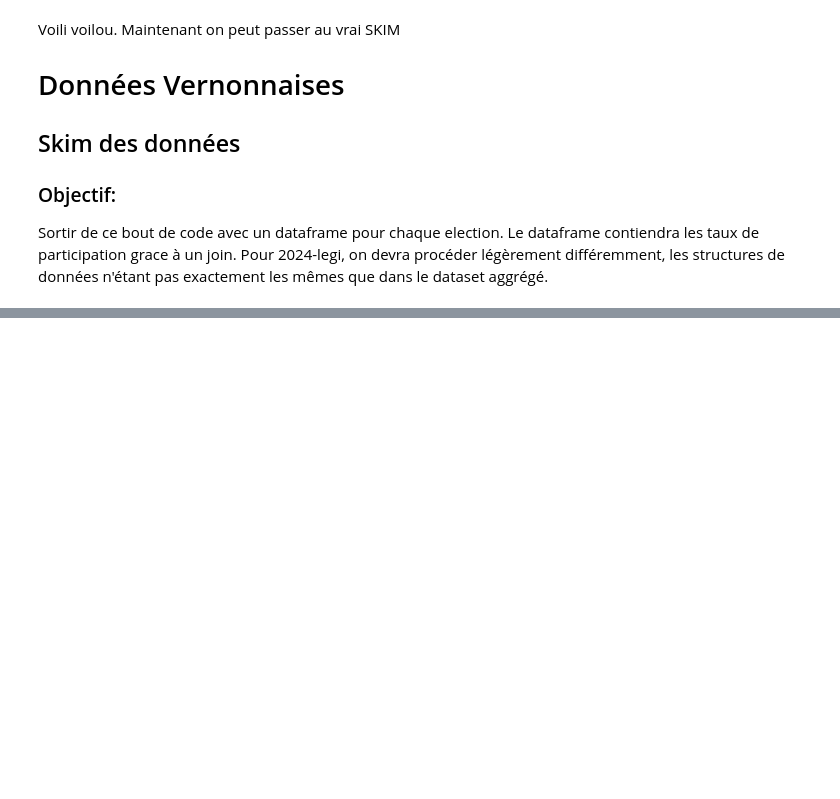
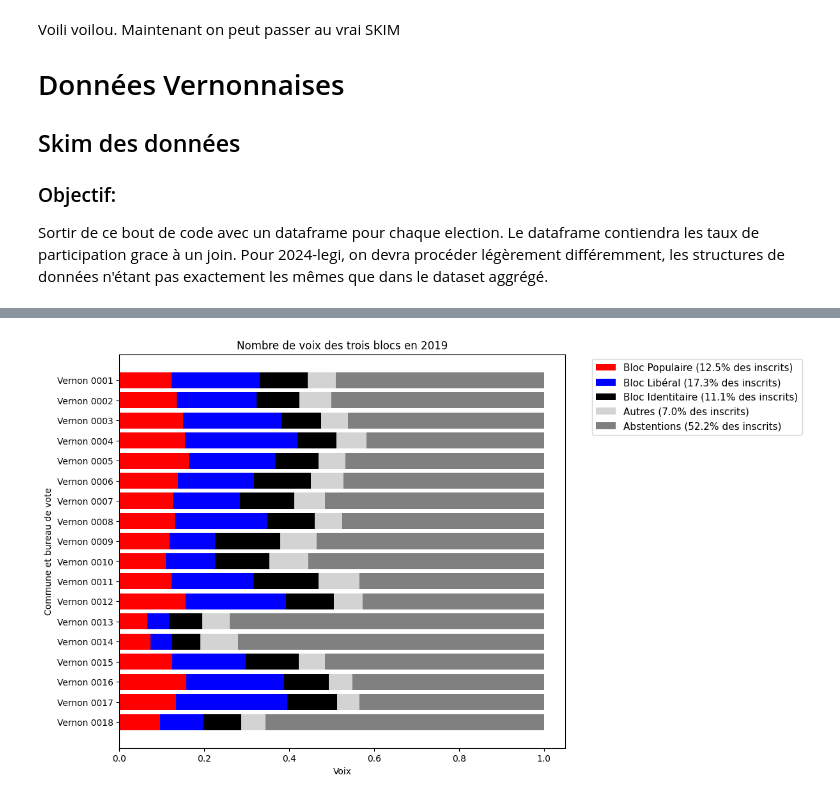
Before and after one commit to nfilipov/eda, a Jupyter notebook: Skim-1.ipynb, the cells around one changed output, grey strips where cells are left out. Drawn from its saved outputs; the diff is of its cells as text; code cells hidden in the pictures; blank space fills up the shorter version.

```diff
--- a/Skim-1.ipynb
+++ b/Skim-1.ipynb
@@ -504,0 +561,99 @@ Length: 190, dtype: object
+# %%
+#dataframe des listes ayant obtenu des sièges en 2019
+manon_2019 = df_2019[df_2019['Nom Tête de Liste'] == 'AUBRY Manon']
+bardella_2019 = df_2019[df_2019['Nom Tête de Liste'] == 'BARDELLA Jordan']
+macron_2019 = df_2019[df_2019['Nom Tête de Liste'] == 'LOISEAU Nathalie']
+glucks_2019 =  df_2019[df_2019['Nom Tête de Liste'] == 'GLUCKSMANN Raphaël']
+ecolo_2019 = df_2019[df_2019['Nom Tête de Liste'] == 'JADOT Yannick']
+lr_2019 = df_2019[df_2019['Nom Tête de Liste'] == 'BELLAMY François-Xavier']
+
+# autres dataframe de listes n'ayant pas obtenu de députés,
+# utiles pour la lecture en blocs et pour les rapports de force...
+coco_2019 = df_2019[df_2019['Nom Tête de Liste'] == 'BROSSAT Ian']
+udi_2019 = df_2019[df_2019['Nom Tête de Liste'] == 'LAGARDE Jean-Christophe']
+patriotes_2019 = df_2019[df_2019['Nom Tête de Liste'] == 'PHILIPPOT Florian']
+nda_2019 = df_2019[df_2019['Nom Tête de Liste'] == 'DUPONT-AIGNAN Nicolas']
+
+# df de la lecture en blocs:
+# ug (union de la gauche donne bloc populaire),
+# udc (union droite-centre, donne bloc liberal),
+# udd (union des droites, donne bloc identitaire)
+# pour les européennes cette vision est limitée puisque les députés vont siéger dans des groupes différents
+ug_2019 = df_2019[(df_2019['Nom Tête de Liste'] == 'AUBRY Manon')
+                         | (df_2019['Nom Tête de Liste'] == 'GLUCKSMANN Raphaël')
+                         | (df_2019['Nom Tête de Liste'] == 'JADOT Yannick')
+                         | (df_2019['Nom Tête de Liste'] == 'BROSSAT Ian')] # dataset union de la gauche
+
+from dicts import dict_listes_2019
+populaire_2019 = ug_2019.groupby('Code du b.vote_df1').agg(dict_listes_2019).reset_index()
+udc_2019 = df_2019[(df_2019['Nom Tête de Liste'] == 'LOISEAU Nathalie')
+                       | (df_2019['Nom Tête de Liste'] == 'LAGARDE Jean-Christophe')
+                       | (df_2019['Nom Tête de Liste'] == 'BELLAMY François-Xavier')
+                         ] # dataset union droite et centre
+udd_2019 = df_2019[(df_2019['Nom Tête de Liste'] == 'PHILIPPOT Florian')
+                       | (df_2019['Nom Tête de Liste'] == 'DUPONT-AIGNAN Nicolas')
+                       | (df_2019['Nom Tête de Liste'] == 'BARDELLA Jordan')
+                        ] # dataset union des droites
+
+liberal_2019 = udc_2019.groupby('Code du b.vote_df1').agg(dict_listes_2019).reset_index()
+identitaire_2019 = udd_2019.groupby('Code du b.vote_df1').agg(dict_listes_2019).reset_index()
+identitaire_2019
+
+import matplotlib.pyplot as plt
+import plotly.express as px
+import numpy as np
+#import geopandas as gpd
+
+df_p19 = pd.DataFrame(populaire_2019)
+df_l19 = pd.DataFrame(liberal_2019)
+df_i19 = pd.DataFrame(identitaire_2019)
+
+# merge des dataframe pour la représentation en blocs
+resultats_Vernon_2019_tmp = pd.merge(
+    df_p19, df_l19,
+    on=["Code du b.vote_df1", "Libellé de la commune", "Inscrits", "Abstentions", "Nuls", "Exprimés"],
+    suffixes=['_BlocPopulaire', '_BlocLiberal']
+)
+resultats_Vernon_2019 = pd.merge(
+    resultats_Vernon_2019_tmp,df_i19,
+    on=["Code du b.vote_df1", "Libellé de la commune", "Inscrits", "Abstentions", "Nuls", "Exprimés"])
+resultats_Vernon_2019.rename(columns={"Voix": "Voix_BlocIdentitaire"}, inplace=True)
+
+
+# Créer un graphique à barres empilées
+# Préparer les données pour le graphique
+labels = resultats_Vernon_2019["Libellé de la commune"] + " " + resultats_Vernon_2019["Code du b.vote_df1"]
+inscr_2019 = resultats_Vernon_2019["Inscrits"]
+votes_p19 = resultats_Vernon_2019["Voix_BlocPopulaire"] / inscr_2019
+votes_l19 = resultats_Vernon_2019["Voix_BlocLiberal"]  / inscr_2019
+votes_i19 = resultats_Vernon_2019["Voix_BlocIdentitaire"]/  inscr_2019
+abs_2019 = resultats_Vernon_2019["Abstentions"]  / inscr_2019
+bloc_pop19 = "{:3.1f}".format(100*resultats_Vernon_2019["Voix_BlocPopulaire"].sum()/inscr_2019.sum())
+bloc_lib19 = "{:3.1f}".format(100*resultats_Vernon_2019["Voix_BlocLiberal"].sum()/inscr_2019.sum())
+bloc_id19 = "{:3.1f}".format(100*resultats_Vernon_2019["Voix_BlocIdentitaire"].sum()/inscr_2019.sum())
+reste_2019 = ( 1 - abs_2019 - votes_i19 - votes_l19 - votes_p19 )  #/resultats_Vernon_2019["Exprimés"]
+bloc_reste_2019 =  "{:3.1f}".format(100*(resultats_Vernon_2019['Inscrits'].sum() - resultats_Vernon_2019["Abstentions"].sum() - resultats_Vernon_2019["Voix_BlocPopulaire"].sum() - resultats_Vernon_2019["Voix_BlocLiberal"].sum() - resultats_Vernon_2019["Voix_BlocIdentitaire"].sum() ) / resultats_Vernon_2019["Inscrits"].sum())
+abst_2019 = "{:3.1f}".format(100*resultats_Vernon_2019["Abstentions"].sum()/inscr_2019.sum())
+x = np.arange(len(labels))  # Positions des labels sur l'axe x
+# Créer le graphique en barres empilées
+fig, ax = plt.subplots(figsize=(9, 8))
+bar1 = ax.barh(x, votes_p19, label='Bloc Populaire (' + bloc_pop19 +'% des inscrits)' , color='red')
+bar2 = ax.barh(x, votes_l19, left=votes_p19, label='Bloc Libéral (' + bloc_lib19 +'% des inscrits)', color='blue')
+bar3 = ax.barh(x, votes_i19, left=votes_l19+votes_p19, label='Bloc Identitaire (' + bloc_id19 +'% des inscrits)',color='black')
+bar4 = ax.barh(x, reste_2019, left=votes_i19+votes_l19+votes_p19, label='Autres (' + bloc_reste_2019 +'% des inscrits)',color='lightgrey')
+bar5 = ax.barh(x, abs_2019, left=reste_2019+votes_i19+votes_l19+votes_p19, label='Abstentions (' + abst_2019 +'% des inscrits)',color='grey')
+
+# Ajouter les labels et le titre
+ax.set_ylabel('Commune et bureau de vote')
+ax.set_xlabel('Voix')
+ax.set_title('Nombre de voix des trois blocs en 2019')
+ax.set_yticks(x,labels=labels) #( resultats_Vernon_2019["Code du b.vote_df1"],  ha='right')
+ax.invert_yaxis()
+ax.legend(bbox_to_anchor=(1.05, 1), fontsize=11)
+#plt.legend(bbox_to_anchor=(1.05, 1), fontsize=11)
+
+# Afficher le graphique
+#plt.tight_layout()
+#plt.show()
+fig.show()
+# %% [output]
@@ -504,0 +661 @@ Length: 190, dtype: object
+[figure, added]
```
Also changed, not shown: parts of 31 cells of this notebook, 2 other files.
